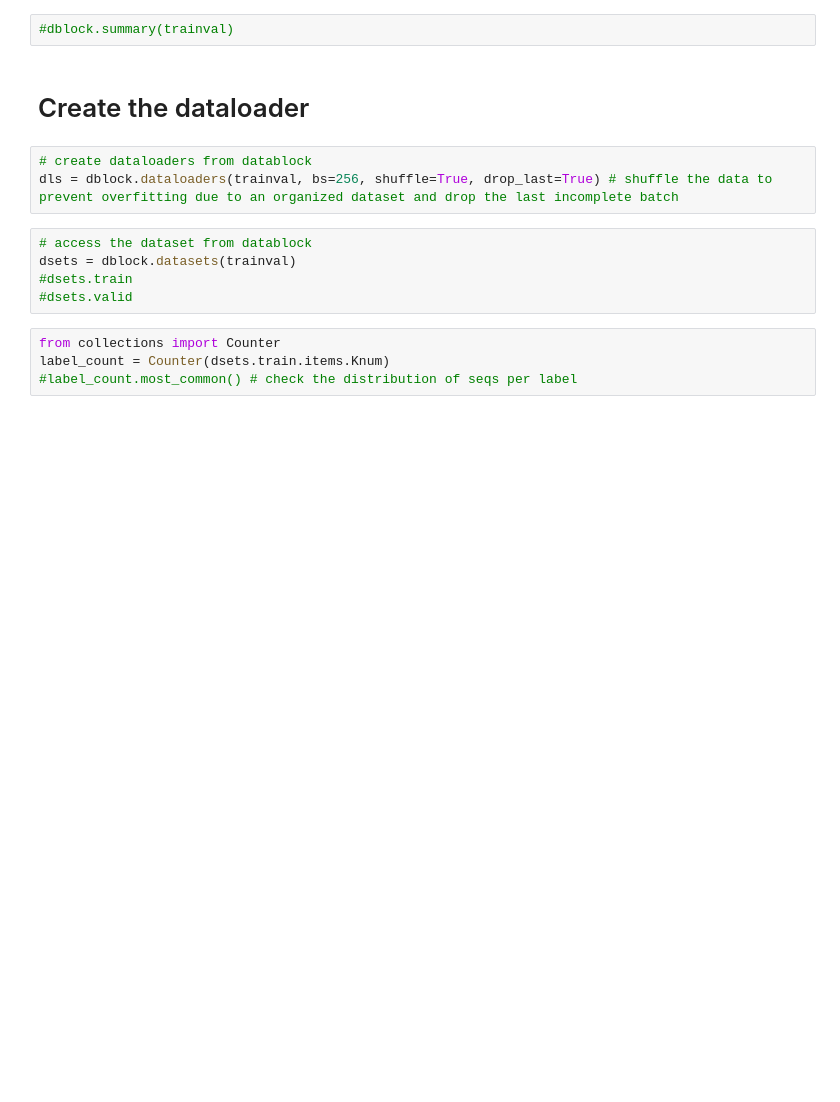
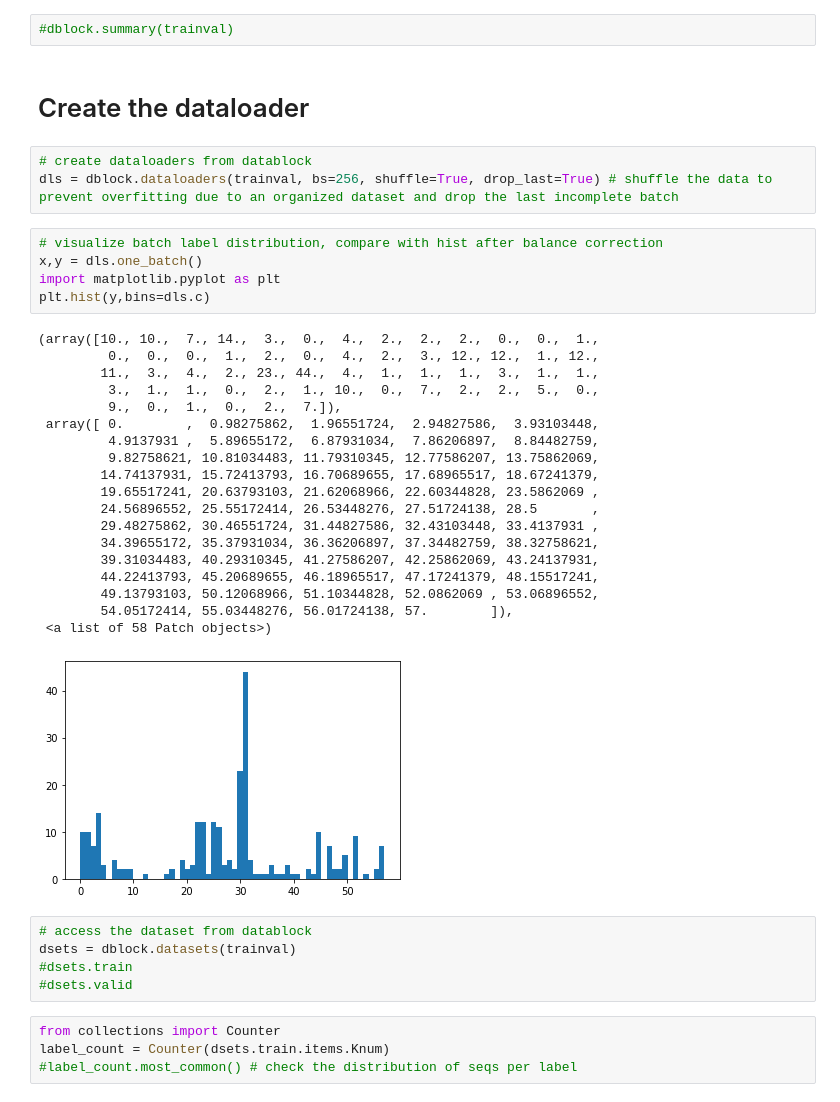
Before and after one commit to lphohmann/BINP37_DL_protein_classification, a Jupyter notebook: 1D_ResNet.ipynb, the cells around one changed output. Saved outputs shown, nothing was run; the diff lists cells and outputs as text; blank space fills up the shorter version.

```diff
--- a/1D_ResNet.ipynb
+++ b/1D_ResNet.ipynb
@@ -119,6 +125,31 @@ dblock = DataBlock(blocks=(TransformBlock(batch_tfms=IntToFloatTensor), Category
 # %%
 # create dataloaders from datablock
 dls = dblock.dataloaders(trainval, bs=256, shuffle=True, drop_last=True) # shuffle the data to prevent overfitting due to an organized dataset and drop the last incomplete batch
+# %%
+# visualize batch label distribution, compare with hist after balance correction
+x,y = dls.one_batch()
+import matplotlib.pyplot as plt
+plt.hist(y,bins=dls.c)
+# %% [output]
+(array([10., 10.,  7., 14.,  3.,  0.,  4.,  2.,  2.,  2.,  0.,  0.,  1.,
+         0.,  0.,  0.,  1.,  2.,  0.,  4.,  2.,  3., 12., 12.,  1., 12.,
+        11.,  3.,  4.,  2., 23., 44.,  4.,  1.,  1.,  1.,  3.,  1.,  1.,
+         3.,  1.,  1.,  0.,  2.,  1., 10.,  0.,  7.,  2.,  2.,  5.,  0.,
+         9.,  0.,  1.,  0.,  2.,  7.]),
+ array([ 0.        ,  0.98275862,  1.96551724,  2.94827586,  3.93103448,
+         4.9137931 ,  5.89655172,  6.87931034,  7.86206897,  8.84482759,
+         9.82758621, 10.81034483, 11.79310345, 12.77586207, 13.75862069,
+        14.74137931, 15.72413793, 16.70689655, 17.68965517, 18.67241379,
+        19.65517241, 20.63793103, 21.62068966, 22.60344828, 23.5862069 ,
+        24.56896552, 25.55172414, 26.53448276, 27.51724138, 28.5       ,
+        29.48275862, 30.46551724, 31.44827586, 32.43103448, 33.4137931 ,
+        34.39655172, 35.37931034, 36.36206897, 37.34482759, 38.32758621,
+        39.31034483, 40.29310345, 41.27586207, 42.25862069, 43.24137931,
+        44.22413793, 45.20689655, 46.18965517, 47.17241379, 48.15517241,
+        49.13793103, 50.12068966, 51.10344828, 52.0862069 , 53.06896552,
+        54.05172414, 55.03448276, 56.01724138, 57.        ]),
+ <a list of 58 Patch objects>)
+[figure, added]
 # %%
 # access the dataset from datablock
 dsets = dblock.datasets(trainval)
```
Also changed, not shown: parts of 14 cells of this notebook.
